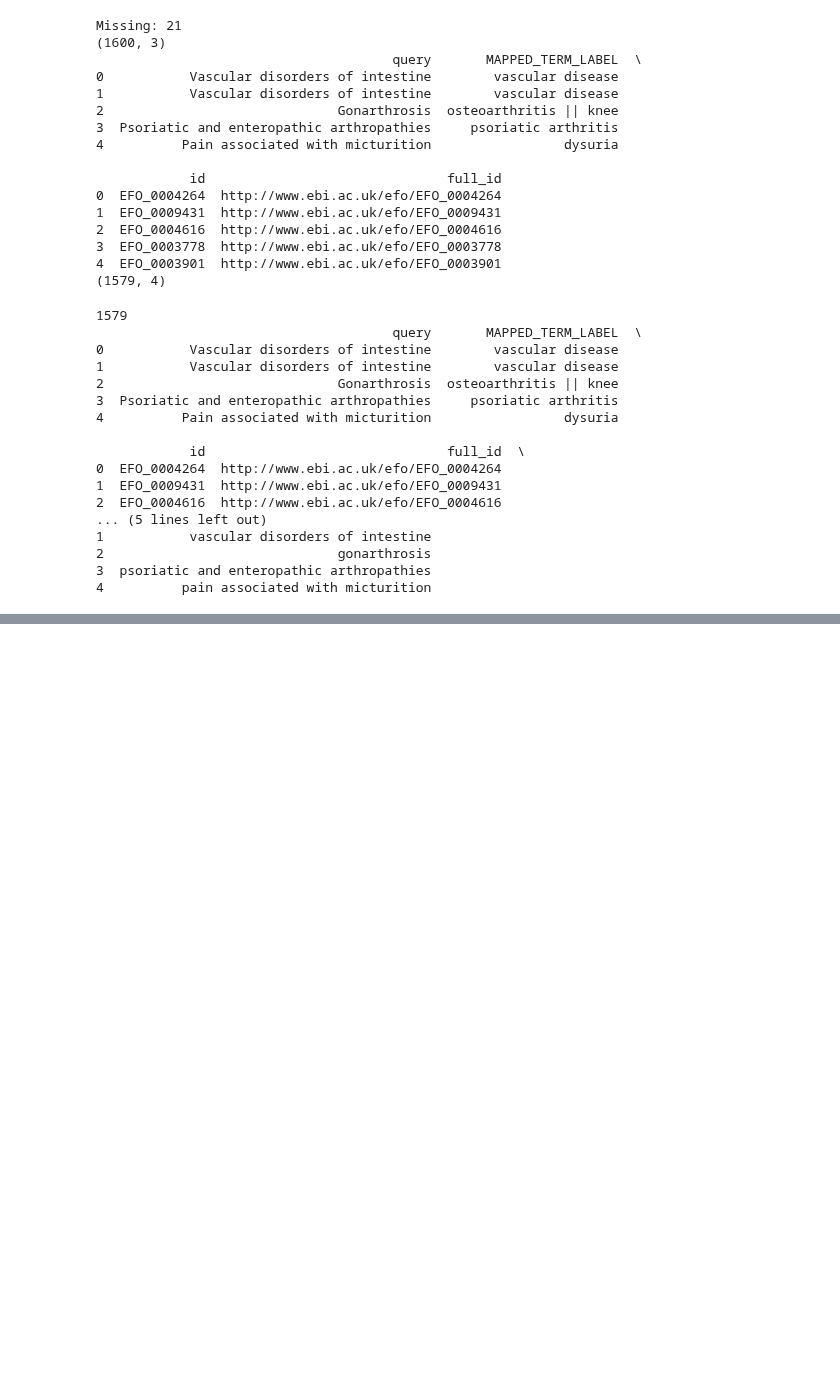
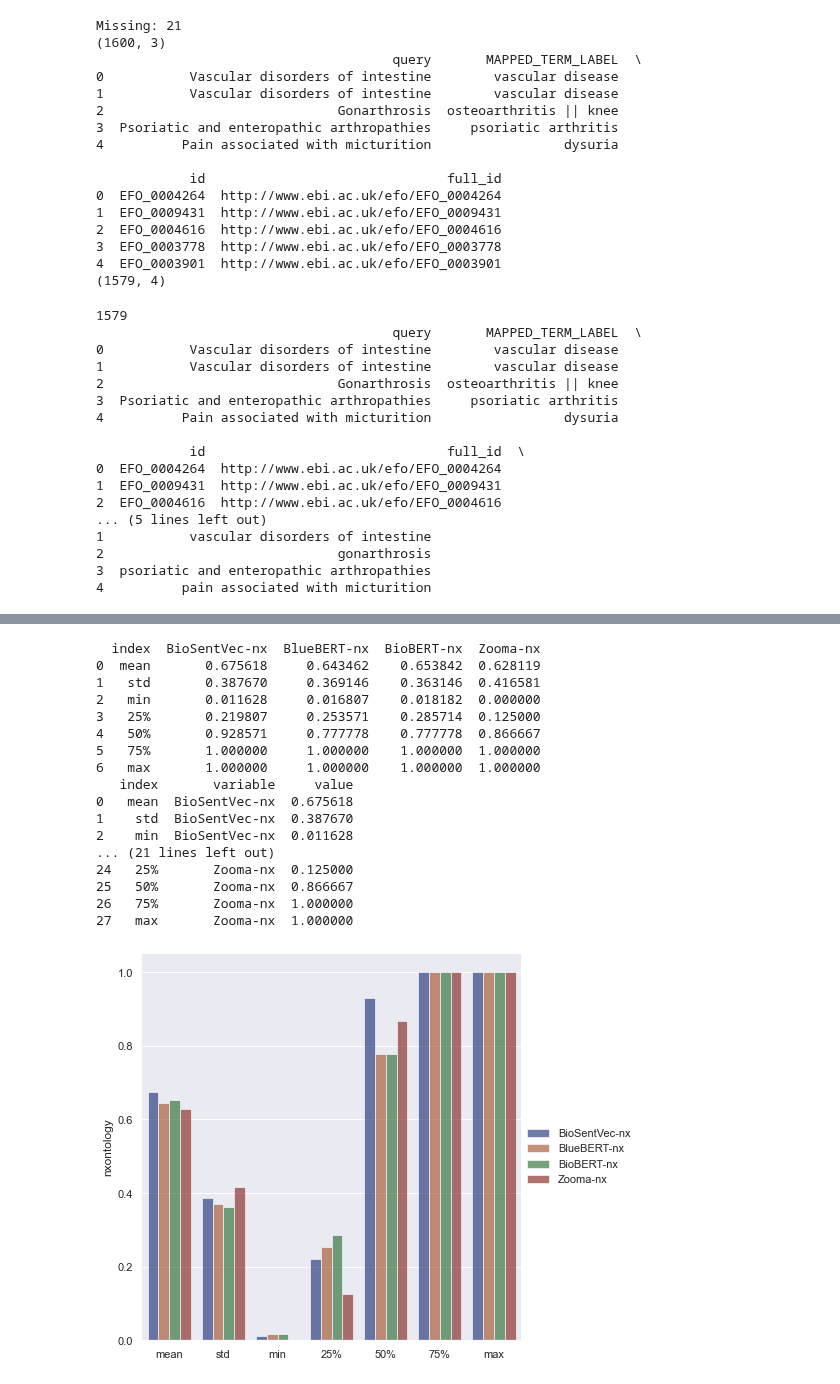
Before and after one commit to MRCIEU/vectology, a Jupyter notebook: analysis/paper/ebi-ukb-efo.ipynb, the cells around one changed output, grey strips where cells are left out. Cells and saved outputs as stored; diff of their text form; code cells hidden in the pictures; blank space fills up the shorter version.

```diff
--- a/analysis/paper/ebi-ukb-efo.ipynb
+++ b/analysis/paper/ebi-ukb-efo.ipynb
@@ -616,0 +552,35 @@ profile.to_notebook_iframe()
+# %%
+# general metrics
+describe_df = ebi_df_merge[nx_list].describe()
+describe_df.drop(['count'],inplace=True)
+describe_df.reset_index(inplace=True)
+print(describe_df)
+describe_df_melt = pd.melt(describe_df, id_vars = ['index'])
+
+g = sns.catplot(
+    data=describe_df_melt, kind="bar",
+    x="index", y="value", hue="variable",
+    ci="sd", palette="dark", alpha=.6, height=6
+)
+g.despine(left=True)
+g.set_axis_labels("", "nxontology")
+g.legend.set_title("")
+# %% [output]
+  index  BioSentVec-nx  BlueBERT-nx  BioBERT-nx  Zooma-nx
+0  mean       0.675618     0.643462    0.653842  0.628119
+1   std       0.387670     0.369146    0.363146  0.416581
+2   min       0.011628     0.016807    0.018182  0.000000
+3   25%       0.219807     0.253571    0.285714  0.125000
+4   50%       0.928571     0.777778    0.777778  0.866667
+5   75%       1.000000     1.000000    1.000000  1.000000
+6   max       1.000000     1.000000    1.000000  1.000000
+   index       variable     value
+0   mean  BioSentVec-nx  0.675618
+1    std  BioSentVec-nx  0.387670
+2    min  BioSentVec-nx  0.011628
+... (21 lines left out)
+24   25%       Zooma-nx  0.125000
+25   50%       Zooma-nx  0.866667
+26   75%       Zooma-nx  1.000000
+27   max       Zooma-nx  1.000000
+[figure, added]
```
Also changed, not shown: parts of 15 cells of this notebook, 1 other file.
